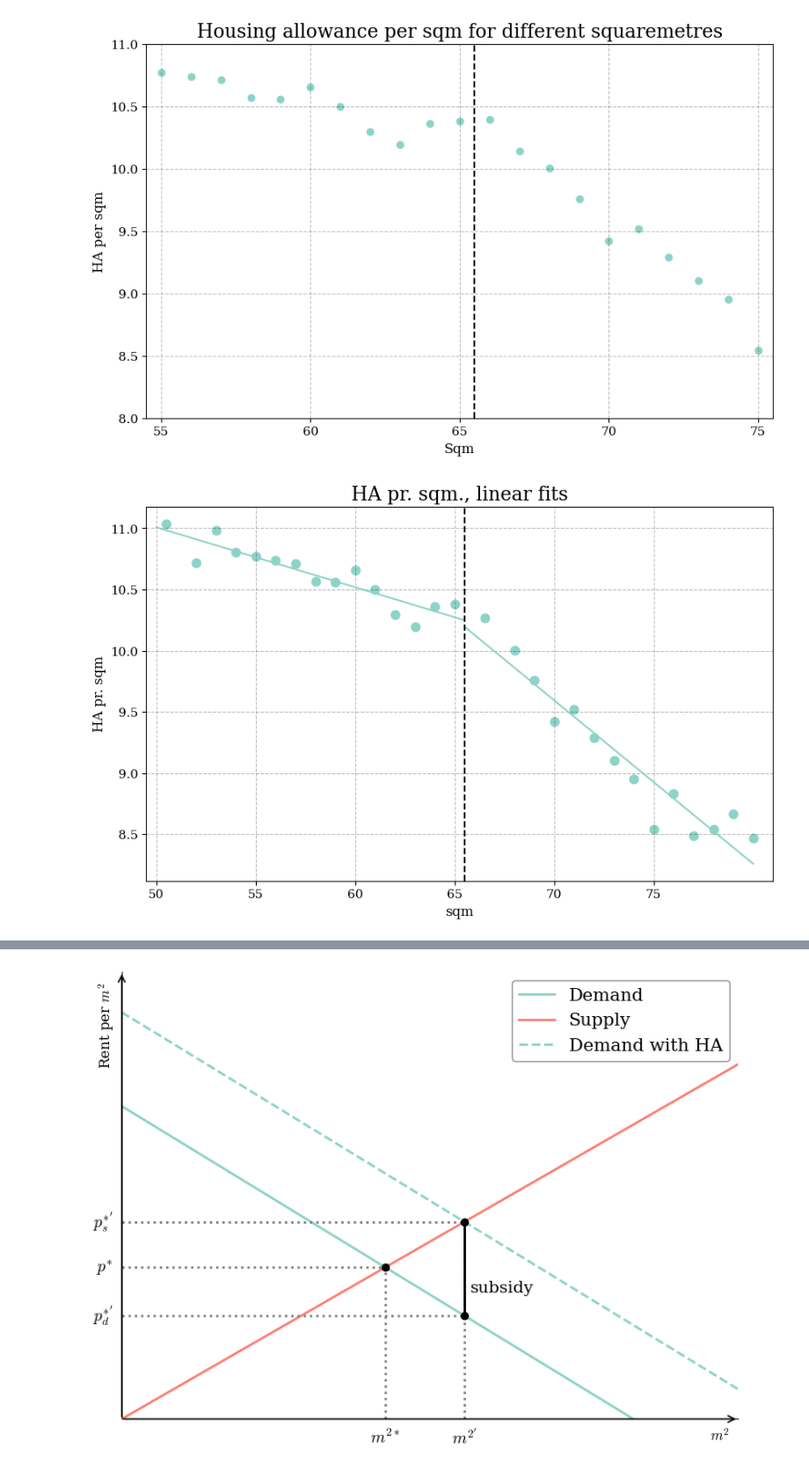
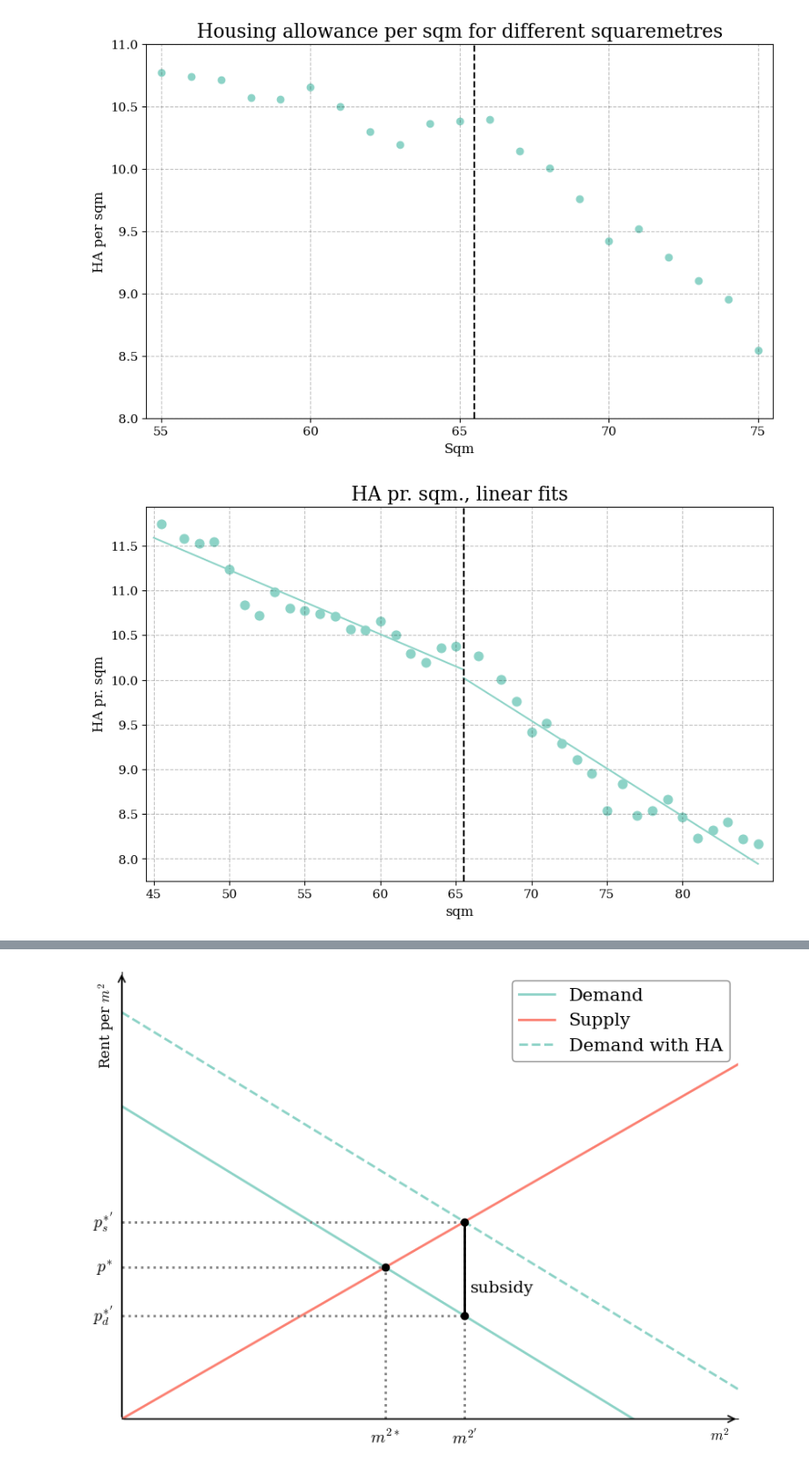
Before and after one commit to HansHoltenAndersen/Bachelor, a Jupyter notebook: Plots.ipynb, the cells around one changed output, grey strips where cells are left out. Shown at 88% size. Cells and saved outputs as stored; diff of their text form; code cells hidden in the pictures.

```diff
--- a/Plots.ipynb
+++ b/Plots.ipynb
@@ -124,7 +124,7 @@ plt.show()
 # %%
 # First stage plot with polynomial (p=2) fits
 
-bw = 15
+bw = 20
 
 # --- 1. Subset for RD window ---
 df_left = df[(df['sqm'] >= 65 - bw) & (df['sqm'] <= 65)].copy()
@@ -154,31 +154,31 @@ a_R, b_R = linreg(bin_right)
 plt.figure(figsize=(10,6))
 
 # binscatter points
 plt.scatter(bin_left['mean_x'], bin_left['mean_y'], s=60, color = colors[0])
 plt.scatter(bin_right['mean_x'], bin_right['mean_y'], s=60, color = colors[0])
 
 # left regression line
 xL = np.linspace(df_left['sqm'].min(), df_left['sqm'].max()+0.5, 100)
 yL = a_L + b_L * xL
 plt.plot(xL, yL, color = colors[0])
 
 # right regression line
 xR = np.linspace(df_right['sqm'].min()-0.5, df_right['sqm'].max(), 100)
 yR = a_R + b_R * xR
 plt.plot(xR, yR, color = colors[0])
 
 # --- 5. Cutoff line ---
 cut = (65 + 66) / 2
 plt.axvline(x=cut, linestyle='--', color='black')
 
 # Aesthetics
 plt.xlabel('sqm')
 plt.ylabel('HA pr. sqm')
 plt.title('HA pr. sqm., linear fits')
 plt.grid(True)
 plt.xticks(np.arange(65 - bw, 65 + bw, 5))
 plt.xlim(65 - bw - .5, 65 + bw + 1)
 
 plt.show()
 # %% [output]
-[figure, old version]
+[figure, new version]
```
Also changed, not shown: parts of 4 cells of this notebook, 4 other files.
